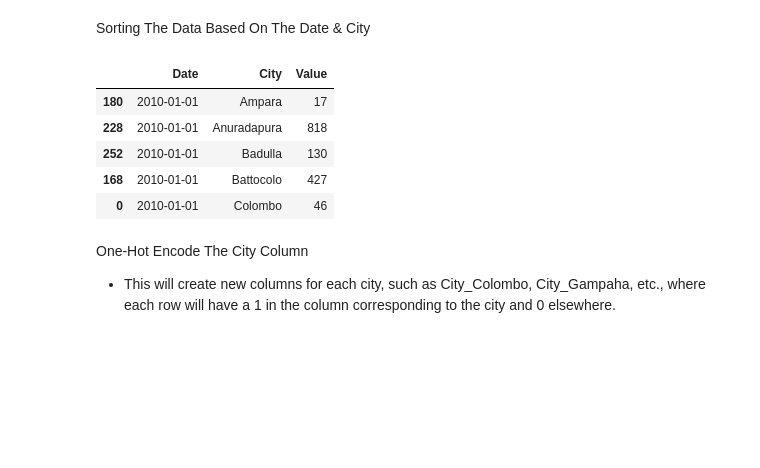
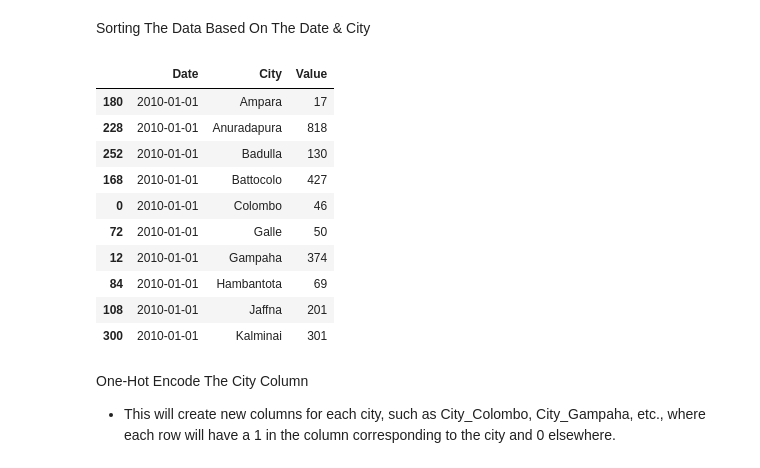
Before and after one commit to Project-Cicaeda/Cicaeda-Server, a Jupyter notebook: recurrent_neural_network/Data_Preprocessing.ipynb, the cells around one changed output. Cells and saved outputs as stored; diff of their text form; code cells hidden in the pictures; blank space fills up the shorter version.

Commit message:
Data Visualization of city Gampaha

```diff
--- a/recurrent_neural_network/Data_Preprocessing.ipynb
+++ b/recurrent_neural_network/Data_Preprocessing.ipynb
@@ -24,14 +24,19 @@ dataset.rename(columns={" Value":"Value"},inplace=True)
 Sorting The Data Based On The Date & City
 # %%
 dataset_sort = dataset.sort_values(by=["Date","City"])
-dataset_sort.head()
+dataset_sort.head(10)
 # %% [output]
 |  | Date | City | Value |
 | 180 | 2010-01-01 | Ampara | 17 |
 | 228 | 2010-01-01 | Anuradapura | 818 |
 | 252 | 2010-01-01 | Badulla | 130 |
 | 168 | 2010-01-01 | Battocolo | 427 |
 | 0 | 2010-01-01 | Colombo | 46 |
+| 72 | 2010-01-01 | Galle | 50 |
+| 12 | 2010-01-01 | Gampaha | 374 |
+| 84 | 2010-01-01 | Hambantota | 69 |
+| 108 | 2010-01-01 | Jaffna | 201 |
+| 300 | 2010-01-01 | Kalminai | 301 |
 # %% [markdown]
 One-Hot Encode The City Column
 
```
Also changed, not shown: parts of 2 cells of this notebook.
